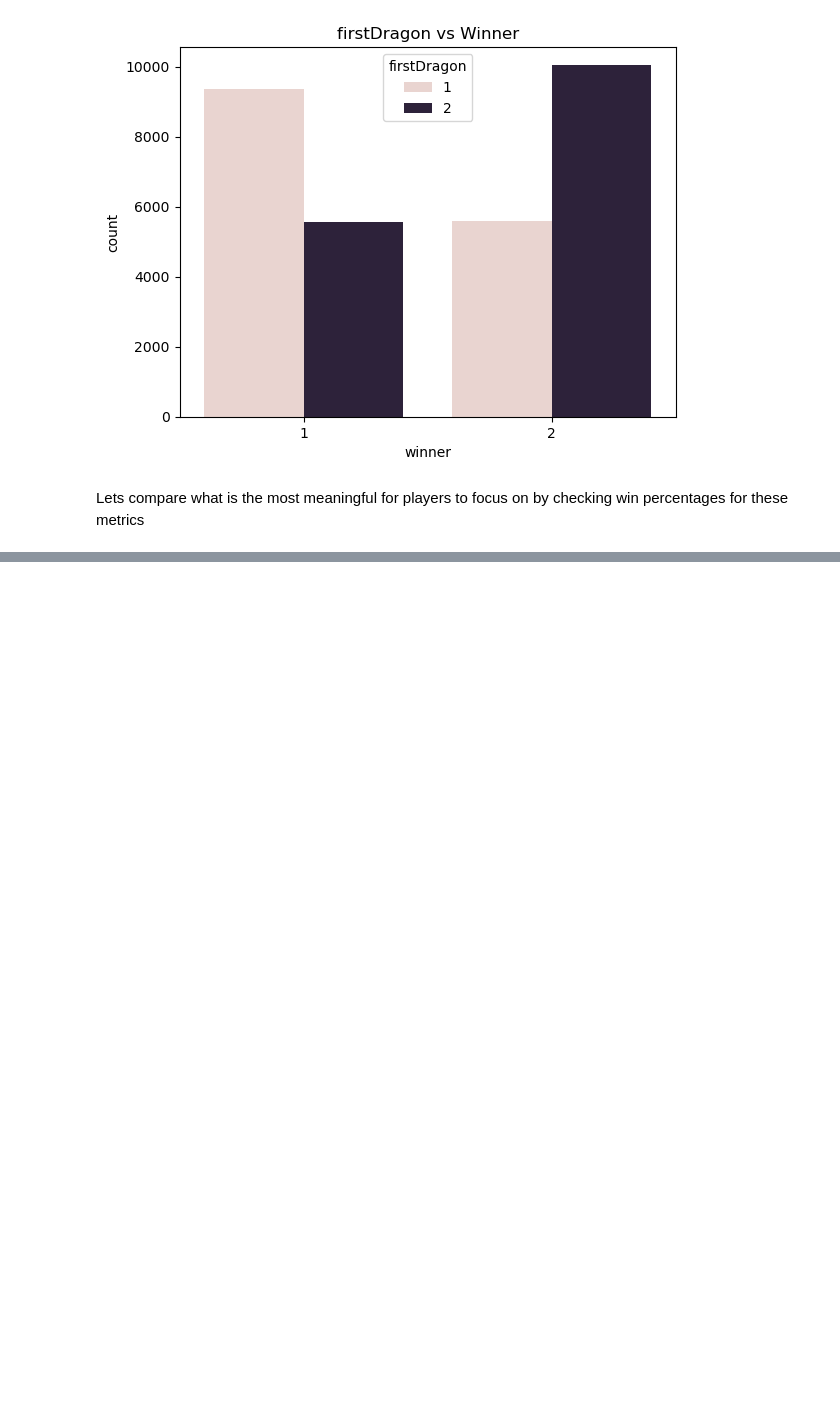
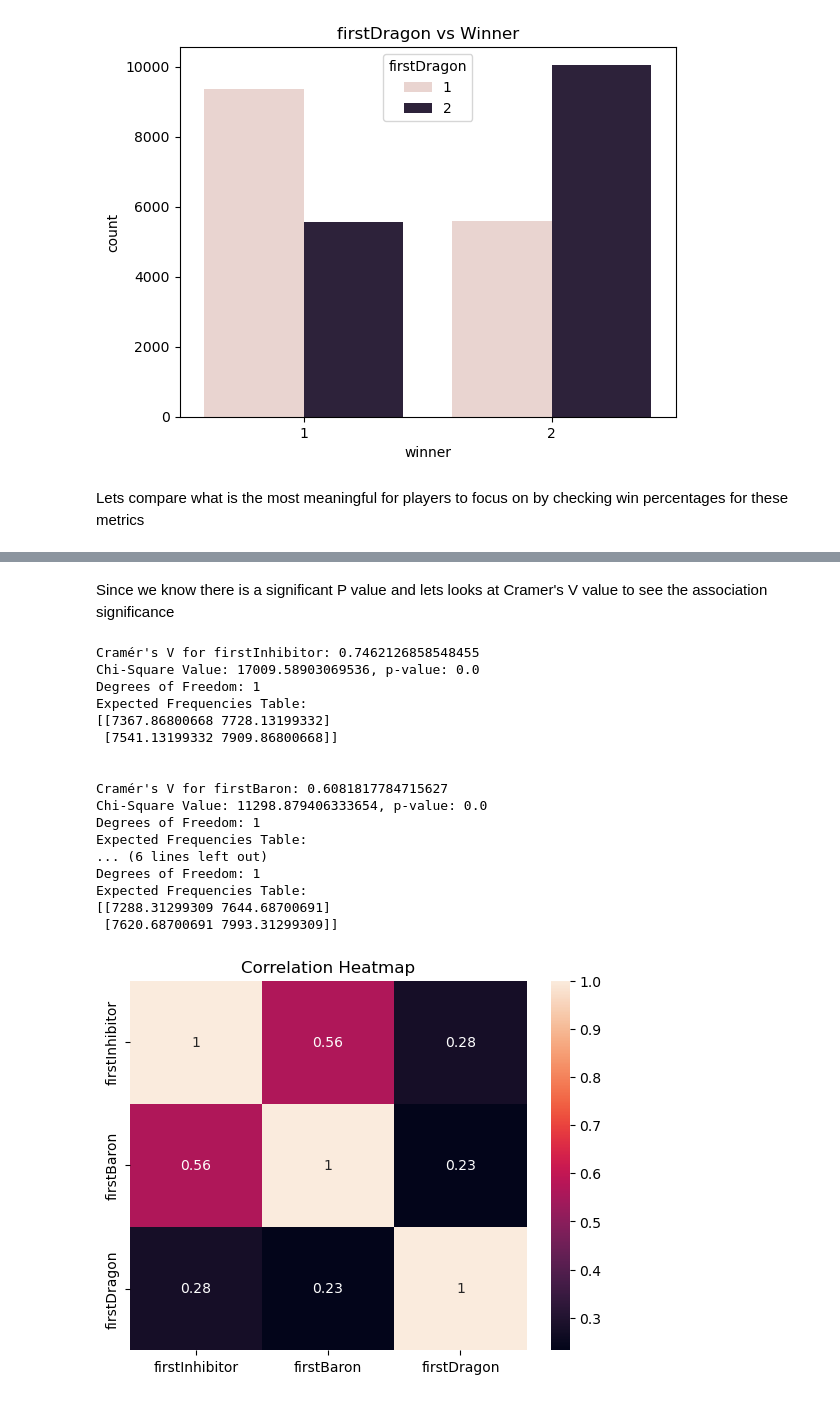
Before and after one commit to cheider/LeagueofLegends-RankedGame-Analysis, a Jupyter notebook: main.ipynb, the cells around one changed output, grey strips where cells are left out. Drawn from its saved outputs; the diff is of its cells as text; code cells hidden in the pictures; blank space fills up the shorter version.

```diff
--- a/main.ipynb
+++ b/main.ipynb
@@ -518,0 +535,52 @@ Create a pivot table
+# %% [markdown]
+Since we know there is a significant P value and lets looks at Cramer's V value to see the association significance
+# %%
+# cramers-v test for correlation
+from scipy.stats import chi2_contingency
+import numpy as np
+
+# for each metric in the metrics list
+for metric in metrics:
+
+    # Contingency table for the metric and 'winner'
+    metric_winner = pd.crosstab(filtered_df[metric], filtered_df['winner'])
+
+    # Chi-Square test
+    chi2, p, dof, expected = chi2_contingency(metric_winner)
+
+    # Calculate Cramér's V
+    n = metric_winner.sum().sum()
+    phi2 = chi2 / n
+    r, k = metric_winner.shape
+    cramers_v = np.sqrt(phi2 / min((r - 1), (k - 1)))
+
+    print(f"Cramér's V for {metric}: {cramers_v}")
+    print(f"Chi-Square Value: {chi2}, p-value: {p}")
+    print(f"Degrees of Freedom: {dof}")
+    print(f"Expected Frequencies Table:")
+    print(expected)
+    print("\n")
+
+# graph the data
+sns.heatmap(filtered_df[metrics].corr(), annot=True)
+plt.title("Correlation Heatmap")
+plt.show()
+# %% [output]
+Cramér's V for firstInhibitor: 0.7462126858548455
+Chi-Square Value: 17009.58903069536, p-value: 0.0
+Degrees of Freedom: 1
+Expected Frequencies Table:
+[[7367.86800668 7728.13199332]
+ [7541.13199332 7909.86800668]]
+
+
+Cramér's V for firstBaron: 0.6081817784715627
+Chi-Square Value: 11298.879406333654, p-value: 0.0
+Degrees of Freedom: 1
+Expected Frequencies Table:
+... (6 lines left out)
+Degrees of Freedom: 1
+Expected Frequencies Table:
+[[7288.31299309 7644.68700691]
+ [7620.68700691 7993.31299309]]
+[figure, added]
```
Also changed, not shown: parts of 7 cells of this notebook.
